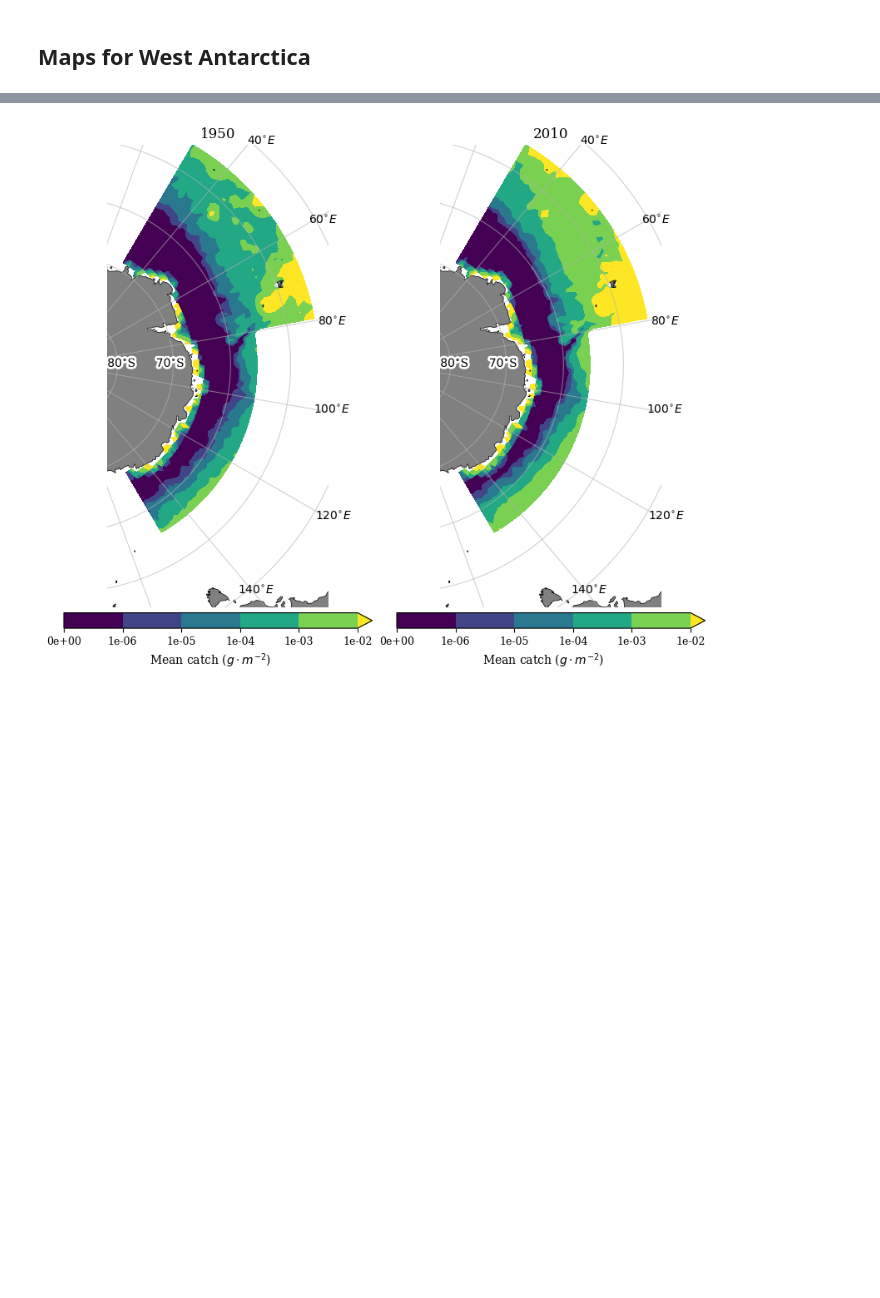
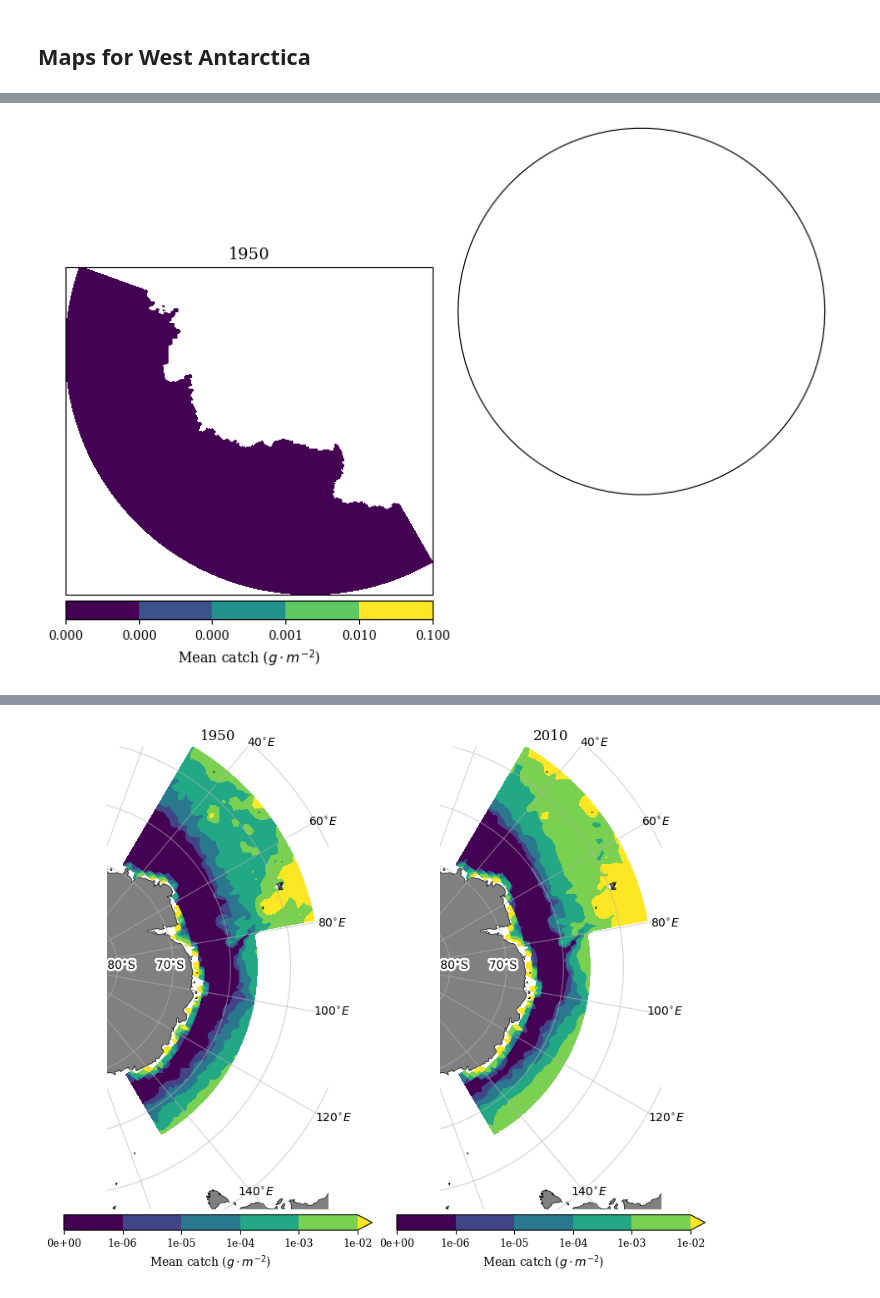
Before and after one commit to eco-ben/dependent_dbpm_grid, a Jupyter notebook: new_workflow/07_calculating_catches_DBPM.ipynb, the cells around one changed output, grey strips where cells are left out. Drawn from its saved outputs; the diff is of its cells as text; code cells hidden in the pictures; blank space fills up the shorter version.

```diff
--- a/new_workflow/07_calculating_catches_DBPM.ipynb
+++ b/new_workflow/07_calculating_catches_DBPM.ipynb
@@ -514,0 +526,50 @@ plt.savefig(os.path.join(outputs_folder, f'mean_decadal_catch_sum_{model_res}_{r
+# %%
+fig, ax = plt.subplots(1, 2, figsize = [8, 6.6], layout = 'constrained',
+                      subplot_kw = {'projection': ccrs.SouthPolarStereo()})
+
+#Set font family and font size for the entire graph
+plt.rcParams['font.family'] = 'serif'
+
+#Land mask
+land_50m = cft.NaturalEarthFeature('physical', 'land', '50m', edgecolor = 'black',
+                                   facecolor = 'gray', linewidth = 0.5)
+
+
+p1 = mean_catch_dec['catch_det'].sel(decade = 1950).plot.contourf(ax = ax[0], transform = ccrs.PlateCarree(),
+                                                                  levels = [1e-, 1e-20, 1e-10, 1e-3, 1e-2, 1e-1],
+                                                                  add_colorbar = False)
+cbar = plt.colorbar(p1, ax = ax[0], orientation = 'horizontal',  label = 'Mean catch ($g\cdot m^{-2}$)',
+                    pad = 0.01)
+cbar.ax.tick_params(labelsize = 9)
+ax[0].title.set_text('1950')
+
+# p2 = mean_catch_dec['catch_det'].sel(decade = 2010).plot.contourf(ax = ax[1], transform = ccrs.PlateCarree(),
+#                                                                   levels = [0, 3e-3, 6e-3, 9e-3, 12e-3, 15e-3],
+#                                                                   add_colorbar = False)
+# cbar = plt.colorbar(p2, ax = ax[1], orientation = 'horizontal',  label = 'Mean catch ($g\cdot m^{-2}$)',
+#                     pad = 0.01)
+# cbar.ax.tick_params(labelsize = 9)
+# ax[1].title.set_text('2010')
+
+# #Remove the outside frame and ticklines of the figure
+# for a in ax:
+#     a.add_feature(land_50m)
+#     [s.set_visible(False) for s in a.spines.values()]
+#     gl = a.gridlines(crs = ccrs.PlateCarree(), draw_labels = False, y_inline = False,
+#                      color = "#b4b4b4", alpha = 0.6)
+#     a.text(0.63, 1, '$40^{\circ}E$', transform = a.transAxes, fontsize = 10)
+#     a.text(0.91, 0.83, '$60^{\circ}E$', transform = a.transAxes, fontsize = 10)
+#     a.text(0.95, 0.61, '$80^{\circ}E$', transform = a.transAxes, fontsize = 10)
+#     a.text(0.93, 0.42, '$100^{\circ}E$', transform = a.transAxes, fontsize = 10)
+#     a.text(0.94, 0.19, '$120^{\circ}E$', transform = a.transAxes, fontsize = 10)
+#     a.text(0.59, 0.03, '$140^{\circ}E$', transform = a.transAxes, fontsize = 10)
+#     a.text(0, 0.52, '$80^{\circ}$S', transform = a.transAxes, fontsize = 10,
+#            path_effects = [PathEffects.withStroke(linewidth = 4, foreground = 'w')])
+#     a.text(0.22, 0.52, '$70^{\circ}$S', transform = a.transAxes, fontsize = 10,
+#            path_effects = [PathEffects.withStroke(linewidth = 4, foreground = 'w')])
+
+#Saving figure
+# plt.savefig(os.path.join(outputs_folder, f'mean_decadal_catch_det_{model_res}_{region}_1950-2010.png'),
+#             dpi = 300, bbox_inches = 'tight', pad_inches = 0.05)
+# %% [output]
+[figure, added]
```
Also changed, not shown: parts of 8 cells of this notebook.
